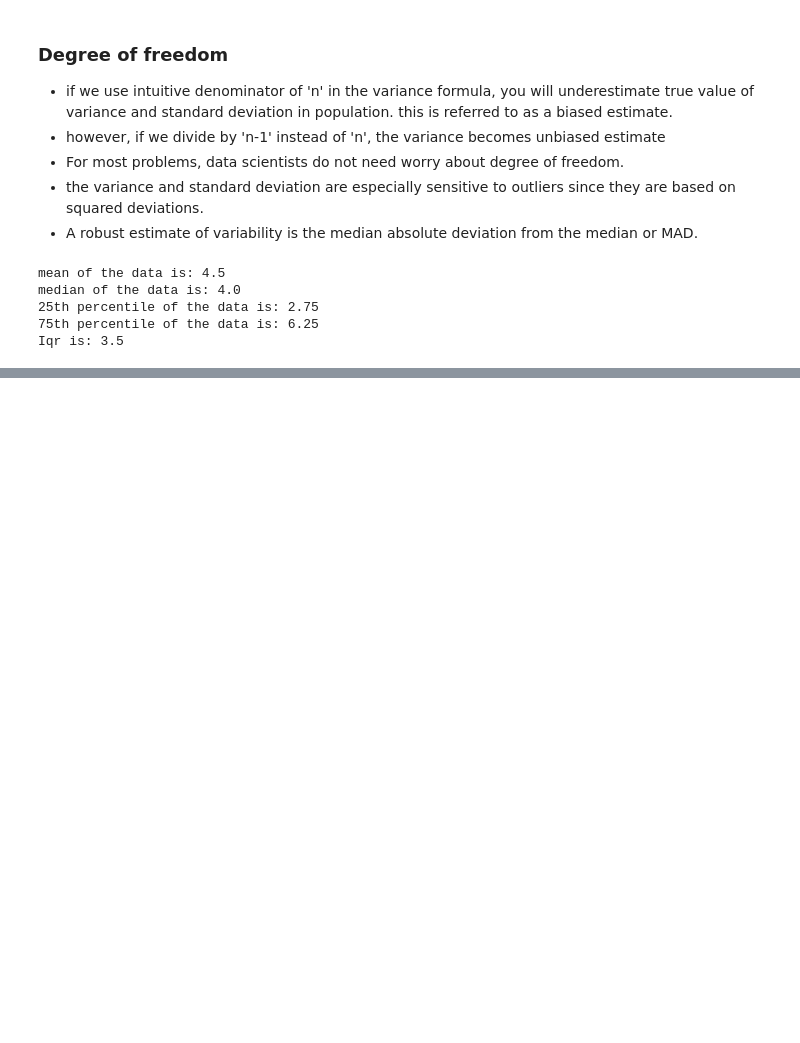
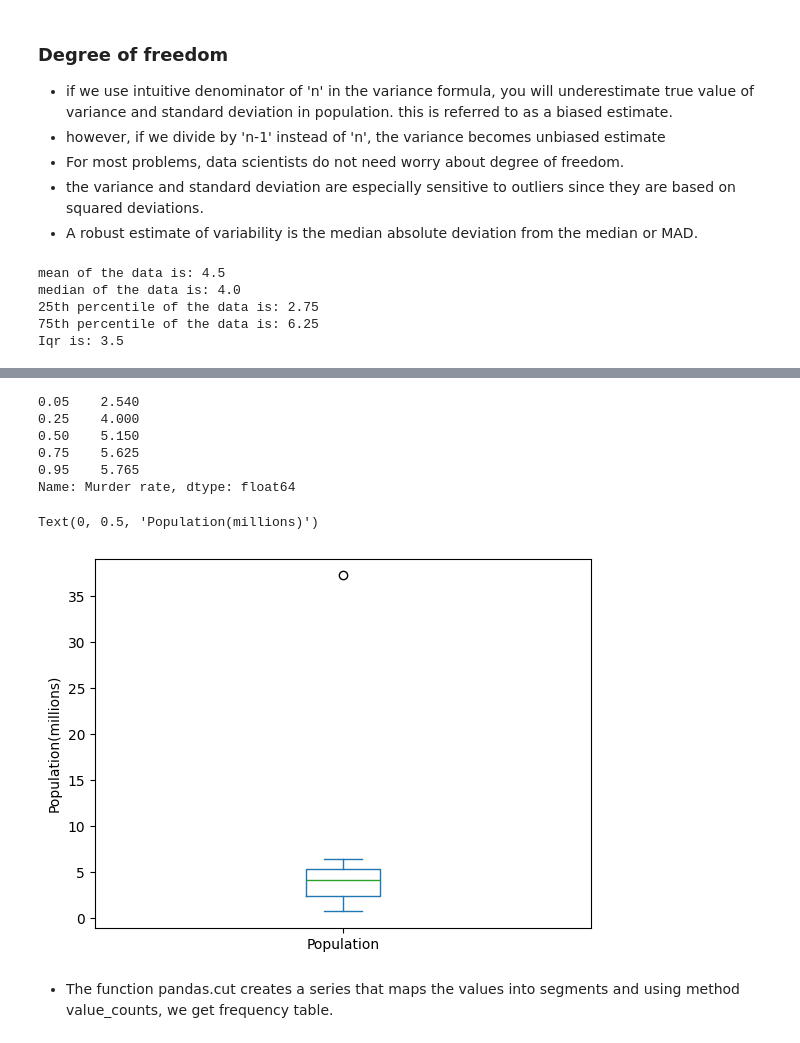
Before and after one commit to MrKami04/Statistics-for-Data-Science, a Jupyter notebook: ch#1_Exploratory Data Analysis.ipynb, the cells around one changed output, grey strips where cells are left out. Cells and saved outputs as stored; diff of their text form; code cells hidden in the pictures; blank space fills up the shorter version.

```diff
--- a/ch#1_Exploratory Data Analysis.ipynb
+++ b/ch#1_Exploratory Data Analysis.ipynb
@@ -120,0 +157,19 @@ Iqr is: 3.5
+# %%
+# Percentiles and boxplot
+perc = state['Murder rate'].quantile([0.05, 0.25, 0.5, 0.75, 0.95])
+print(perc)
+# %% [output]
+0.05    2.540
+0.25    4.000
+0.50    5.150
+0.75    5.625
+0.95    5.765
+Name: Murder rate, dtype: float64
+# %%
+ax = (state['Population']/1_000_000).plot.box()
+ax.set_ylabel('Population(millions)')
+# %% [output]
+Text(0, 0.5, 'Population(millions)')
+[figure, added]
+# %% [markdown]
+- The function pandas.cut creates a series that maps the values into segments and using method value_counts, we get frequency table.
```
Also changed, not shown: parts of 13 cells of this notebook.
